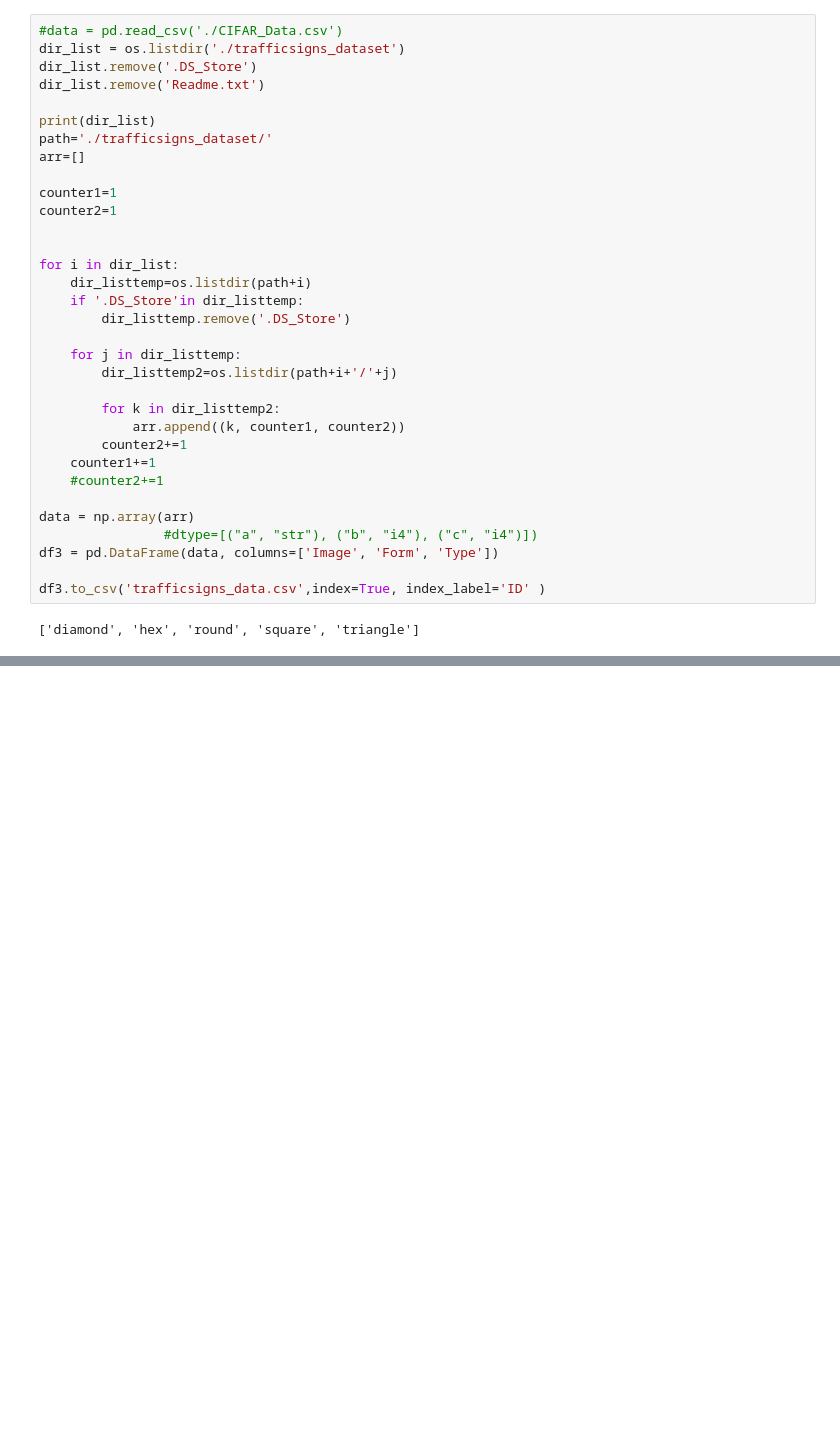
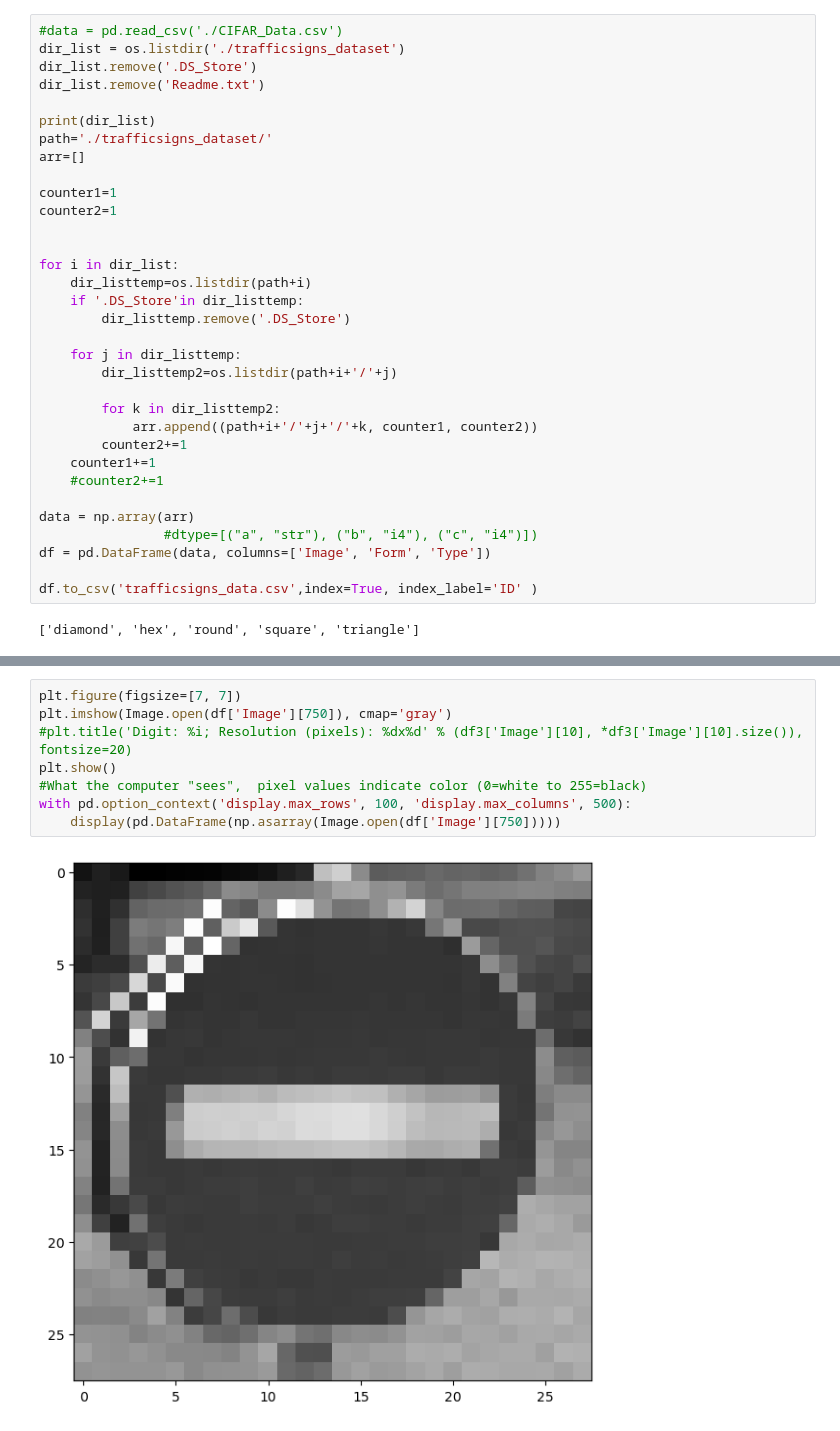
Before and after one commit to joergensiv/s4032472_s4028741_COSC2793Assignment2, a Jupyter notebook: dataframe.ipynb, the cells around one changed output, grey strips where cells are left out. Cells and saved outputs as stored; diff of their text form; blank space fills up the shorter version.

Commit message:
Datasplit and pixel plot

```diff
--- a/dataframe.ipynb
+++ b/dataframe.ipynb
@@ -28,15 +34,15 @@ for i in dir_list:
         dir_listtemp2=os.listdir(path+i+'/'+j)
 
         for k in dir_listtemp2:
-            arr.append((k, counter1, counter2))
+            arr.append((path+i+'/'+j+'/'+k, counter1, counter2))
         counter2+=1
     counter1+=1
     #counter2+=1
 
 data = np.array(arr)
                 #dtype=[("a", "str"), ("b", "i4"), ("c", "i4")])
-df3 = pd.DataFrame(data, columns=['Image', 'Form', 'Type'])
+df = pd.DataFrame(data, columns=['Image', 'Form', 'Type'])
 
-df3.to_csv('trafficsigns_data.csv',index=True, index_label='ID' )
+df.to_csv('trafficsigns_data.csv',index=True, index_label='ID' )
 # %% [output]
 ['diamond', 'hex', 'round', 'square', 'triangle']
@@ -42,0 +62,10 @@ df3.to_csv('trafficsigns_data.csv',index=True, index_label='ID' )
+# %%
+plt.figure(figsize=[7, 7])
+plt.imshow(Image.open(df['Image'][750]), cmap='gray')
+#plt.title('Digit: %i; Resolution (pixels): %dx%d' % (df3['Image'][10], *df3['Image'][10].size()), fontsize=20)
+plt.show()
+#What the computer "sees",  pixel values indicate color (0=white to 255=black)
+with pd.option_context('display.max_rows', 100, 'display.max_columns', 500):
+    display(pd.DataFrame(np.asarray(Image.open(df['Image'][750]))))
+# %% [output]
+[figure, added]
```
Also changed, not shown: parts of 6 cells of this notebook.
